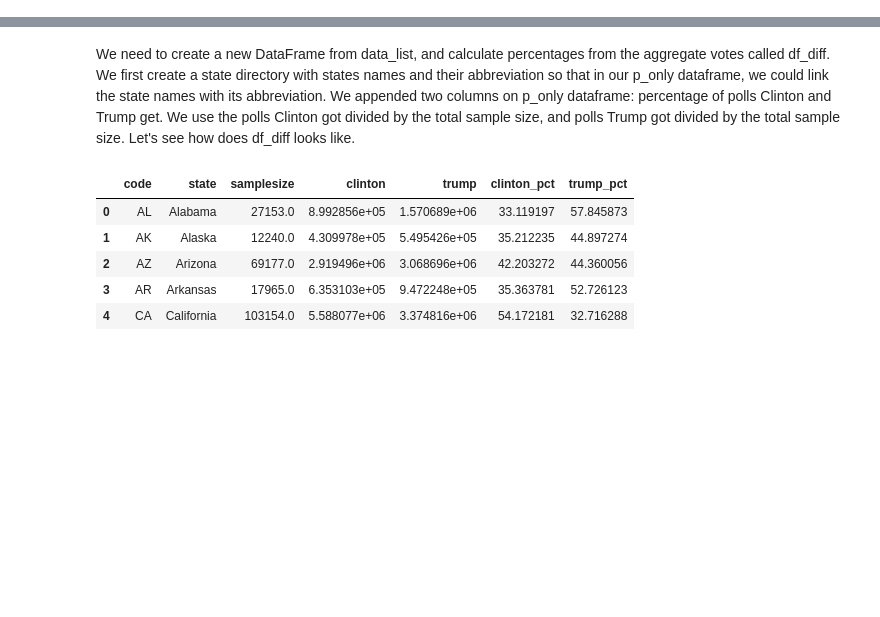
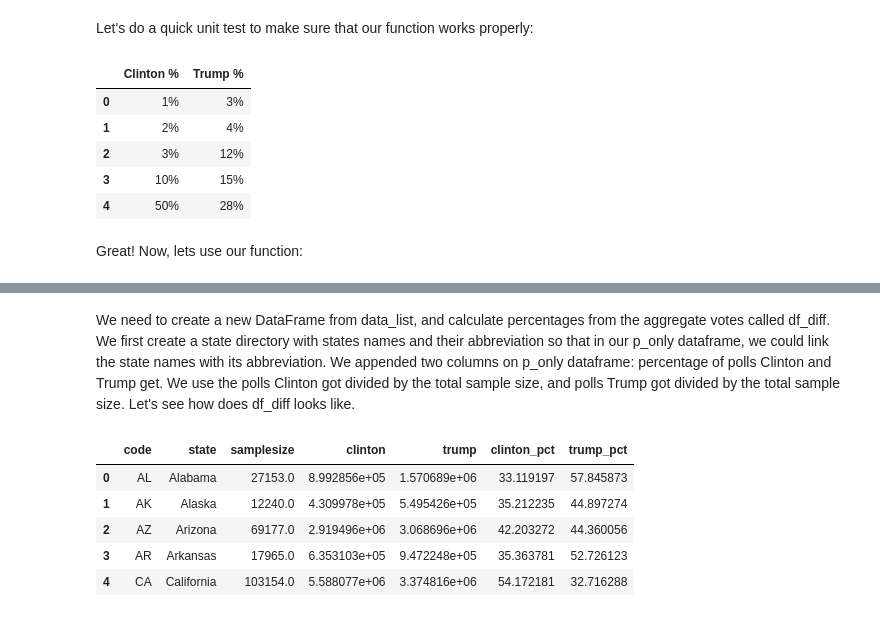
Before and after one commit to omidzargham/2016-election-poll-analysis, a Jupyter notebook: 5-Difference of Actual Election and Prediction.ipynb, the cells around one changed output, grey strips where cells are left out. Cells and saved outputs as stored; diff of their text form; code cells hidden in the pictures; blank space fills up the shorter version.

```diff
--- a/5-Difference of Actual Election and Prediction.ipynb
+++ b/5-Difference of Actual Election and Prediction.ipynb
@@ -22,0 +53,13 @@ results.head()
+# %% [markdown]
+Let's do a quick unit test to make sure that our function works properly:
+# %%
+test_data = {'Clinton %': ["1%", "2%", "3%", "10%", "50%"], 'Trump %': ["3%", "4%", "12%", "15%", "28%"]}
+test_df = pd.DataFrame(data=test_data)
+test_df
+# %% [output]
+|  | Clinton % | Trump % |
+| 0 | 1% | 3% |
+| 1 | 2% | 4% |
+| 2 | 3% | 12% |
+| 3 | 10% | 15% |
+| 4 | 50% | 28% |
@@ -22,0 +73,2 @@ results.head()
+# %% [markdown]
+Great! Now, lets use our function:
```
Also changed, not shown: parts of 15 cells of this notebook, 9 other files.
